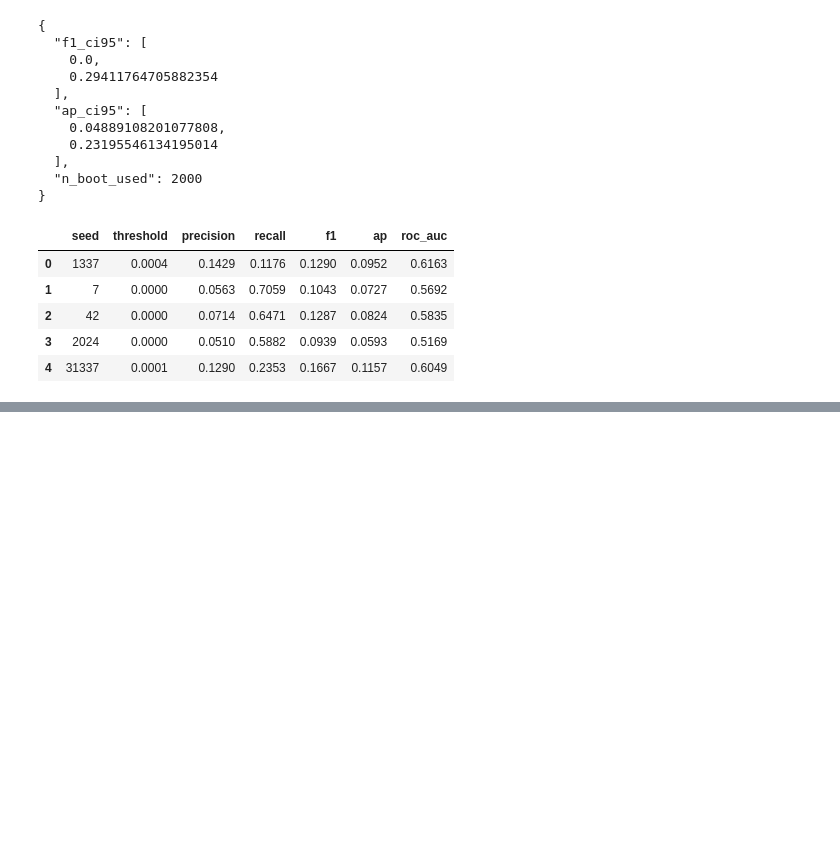
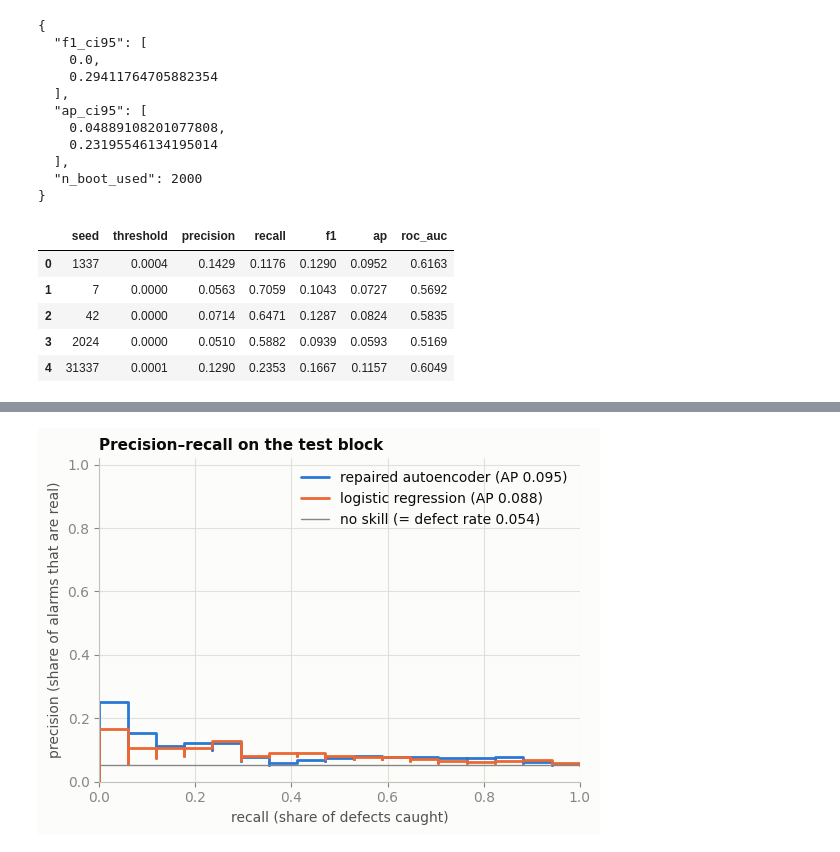
Before and after one commit to PROSTLE/Wafer-Guard, a Jupyter notebook: wafer_guard_fixed.ipynb, the cells around one changed output, grey strips where cells are left out. Drawn from its saved outputs; the diff is of its cells as text; code cells hidden in the pictures; blank space fills up the shorter version.

Commit message:
Compare against logistic regression and no-skill baselines

```diff
--- a/wafer_guard_fixed.ipynb
+++ b/wafer_guard_fixed.ipynb
@@ -970,0 +978,14 @@ seed_df.round(4)
+# %%
+best = None
+for C in [0.001, 0.01, 0.1, 1.0]:
+    lr_model = LogisticRegression(C=C, max_iter=5000, class_weight="balanced")
+    lr_model.fit(objs["X_tr"], objs["y_tr"])
+    ap_val = average_precision_score(objs["y_va"], lr_model.predict_proba(objs["X_va"])[:, 1])
+    if best is None or ap_val > best[0]:
+        best = (ap_val, C, lr_model)
+_, best_C, lr_model = best
+p_va_lr = lr_model.predict_proba(objs["X_va"])[:, 1]
+p_te_lr = lr_model.predict_proba(objs["X_te"])[:, 1]
+RESULTS["baseline_logreg"] = dict(C=best_C, **evaluate(objs["y_te"], p_te_lr, pick_threshold(objs["y_va"], p_va_lr)))
+RESULTS["baseline_no_skill_ap"] = float(objs["y_te"].mean())
+print(json.dumps(RESULTS["baseline_logreg"], indent=2))
@@ -970,0 +1010,25 @@ seed_df.round(4)
+# %%
+def pr_points(y, p):
+    precision, recall, _ = precision_recall_curve(y, p)
+    return recall[:-1], precision[:-1]     # last point is sklearn's convention (recall 0, precision 1), not data
+
+
+fig, ax = plt.subplots(figsize=(6.2, 4.2))
+r, pr = pr_points(objs["y_te"], objs["p_te"])
+ax.step(r, pr, where="post", color=BLUE, label=f"repaired autoencoder (AP {main['ap']:.3f})")
+r2, pr2 = pr_points(objs["y_te"], p_te_lr)
+ax.step(r2, pr2, where="post", color=ORANGE, label=f"logistic regression (AP {RESULTS['baseline_logreg']['ap']:.3f})")
+ax.axhline(RESULTS["baseline_no_skill_ap"], color=MUTED, linewidth=1,
+           label=f"no skill (= defect rate {RESULTS['baseline_no_skill_ap']:.3f})")
+ax.set_xlim(0, 1); ax.set_ylim(0, 1.02)
+ax.set_xlabel("recall (share of defects caught)"); ax.set_ylabel("precision (share of alarms that are real)")
+ax.set_title("Precision–recall on the test block")
+ax.legend(loc="upper right")
+save_fig(fig, "06_precision_recall")
+
+RESULTS["pr_curves"] = {
+    "repaired": {"recall": r.tolist(), "precision": pr.tolist()},
+    "logreg": {"recall": r2.tolist(), "precision": pr2.tolist()},
+}
+# %% [output]
+[figure, added]
```
Also changed, not shown: parts of 2 cells of this notebook.
